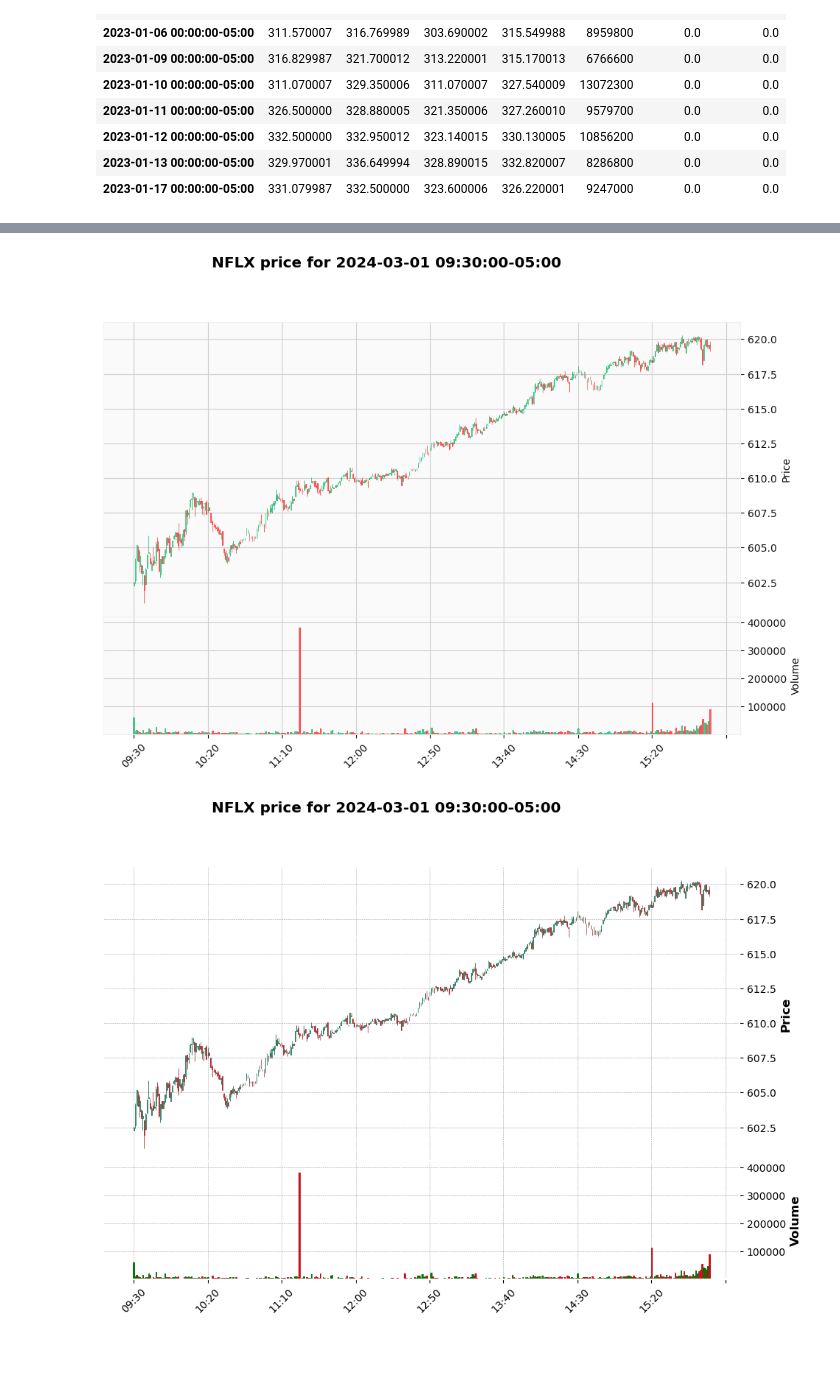
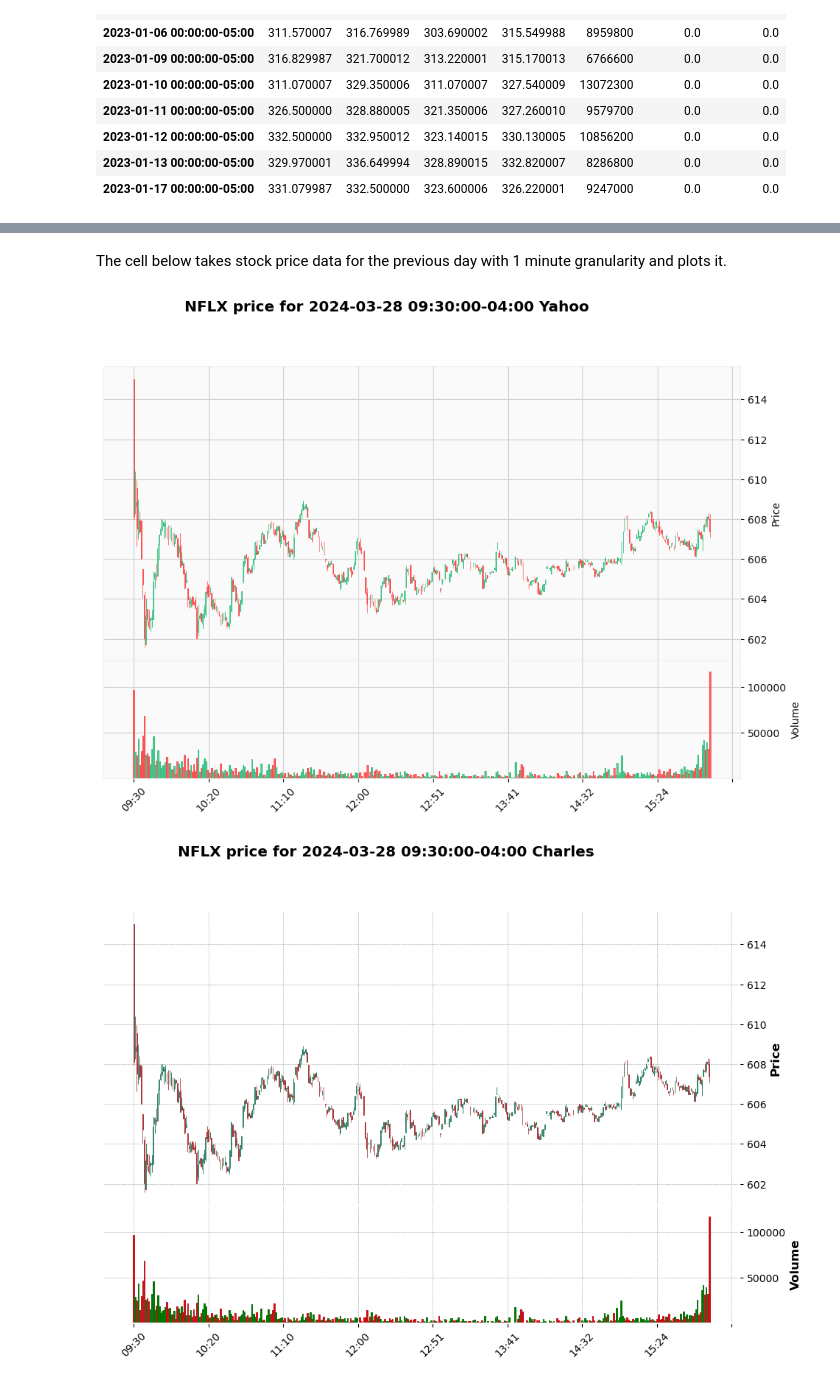
Before and after one commit to dm-bit1/Time_Series_Forecasting, a Jupyter notebook: main.ipynb, the cells around one changed output, grey strips where cells are left out. Saved outputs shown, nothing was run; the diff lists cells and outputs as text; code cells hidden in the pictures; blank space fills up the shorter version.

```diff
--- a/main.ipynb
+++ b/main.ipynb
@@ -12,9 +10,12 @@ The first task is to retrieve stock price data of Netflix for fiscal 2023. The g
 # %%
-NFLX = yf.Ticker('NFLX')
+def getData(ticker):
+    return yf.Ticker(ticker)
 
-data = NFLX.history(start = "2023-01-01", end = "2023-12-31")
+data = getData('NFLX') # it be be changed to any ticker
 
-data.head(10)
+hist = data.history(start = "2023-01-01", end = "2023-12-31")
+
+hist.head(10) # debug print
 # %% [output]
 |  | Open | High | Low | Close | Volume | Dividends | Stock Splits |
 | Date |  |  |  |  |  |  |  |
@@ -109,21 +114,27 @@ mpf.plot(minuteData, **kwargs, style = 'charles')
+# %% [markdown]
+The cell below takes stock price data for the previous day with 1 minute granularity and plots it.
 # %%
-myData = NFLX.history(period = '1d', interval = '1m')
+histOne = data.history(period = '1d', interval = '1m')
 
-i = str(myData.index[0])
+day = str(histOne.index[0])
 
 # print(i)
 
-plTitle = "NFLX price for " + i
+plTitle = "NFLX price for " + day + " Yahoo"
 
 # print(myTitle)
 
 kwargs = dict(type = 'hollow_and_filled', volume = True, figratio = (20, 10), figscale = 0.85, figsize = (12, 8), title = plTitle)
 
-mpf.plot(myData, **kwargs, style = 'yahoo')
+mpf.plot(histOne, **kwargs, style = 'yahoo')
 
-mpf.plot(myData, **kwargs, style = 'charles')
+kwargs['title'] = "NFLX price for " + day + " Charles"
 
-mpf.plot(myData, **kwargs, style = 'classic')
+mpf.plot(histOne, **kwargs, style = 'charles')
+
+kwargs['title'] = "NFLX price for " + day + " Classic"
+
+mpf.plot(histOne, **kwargs, style = 'classic')
 # %% [output]
-[figure, old version]
+[figure, new version]
-[figure, old version]
+[figure, new version]
```
Also changed, not shown: parts of 20 cells of this notebook, 1 other file.
